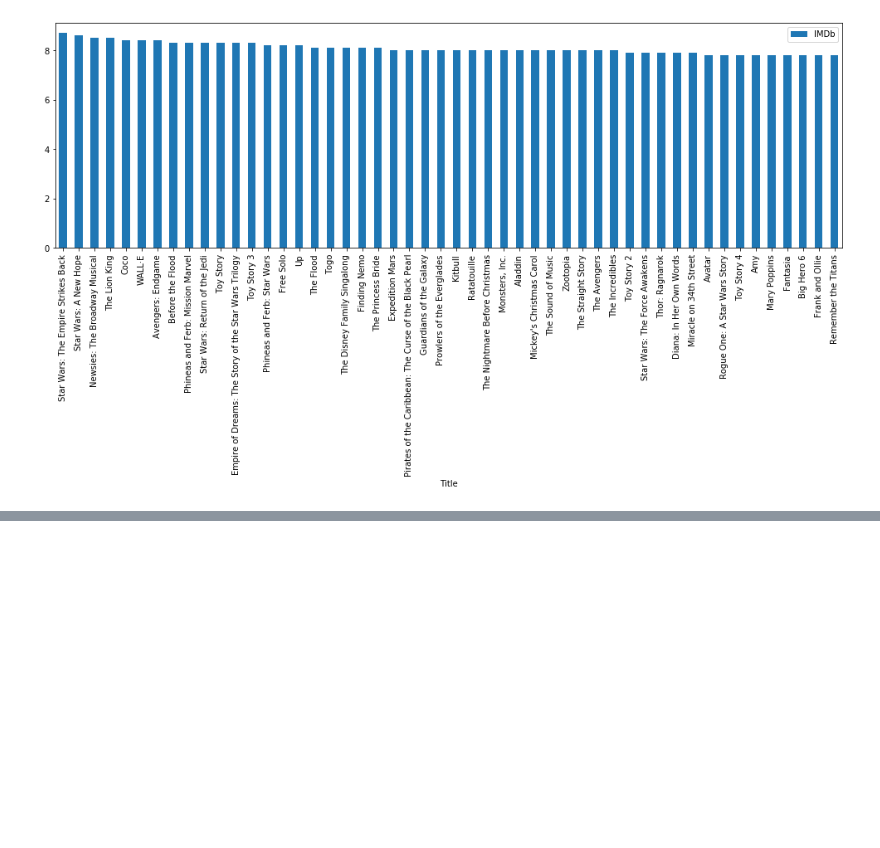
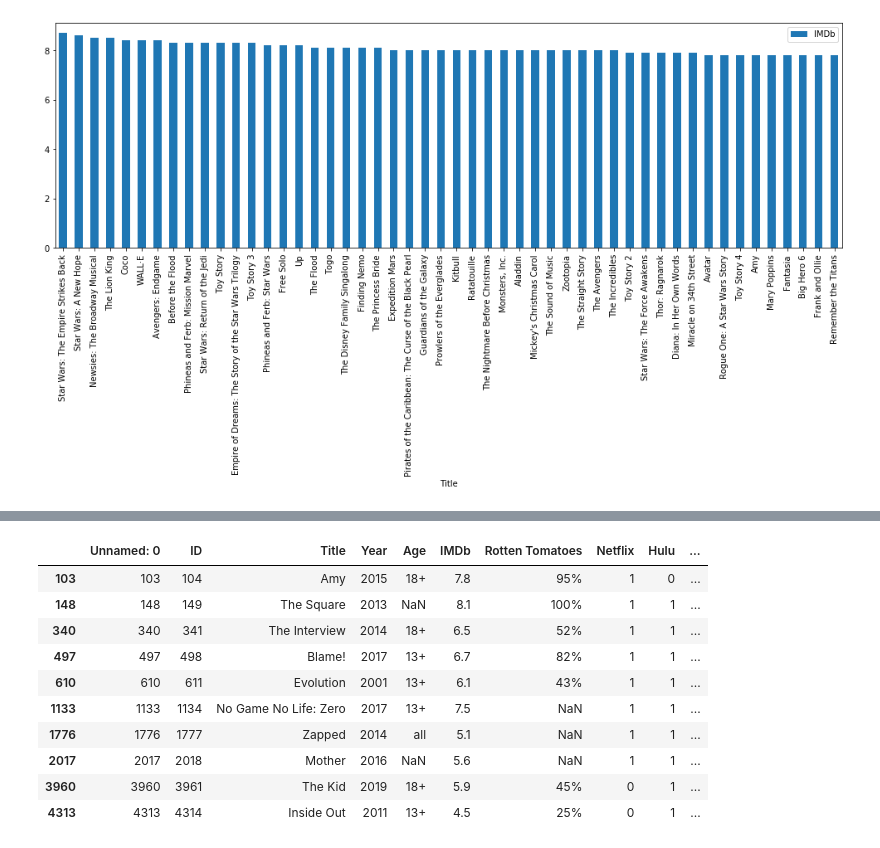
Before and after one commit to 2020-A-Python-GR1/py-Cabezas-Tapia-Patrick-David, a Jupyter notebook: proyecto/proyecto CSV/proyecto_csv.ipynb, the cells around one changed output, grey strips where cells are left out. Cells and saved outputs as stored; diff of their text form; code cells hidden in the pictures; blank space fills up the shorter version.

```diff
--- a/proyecto/proyecto CSV/proyecto_csv.ipynb
+++ b/proyecto/proyecto CSV/proyecto_csv.ipynb
@@ -192,0 +219,16 @@ valores.plot( kind='bar',figsize=(17,5))
+# %%
+cont = df['Netflix']+df['Hulu']+df['Prime Video']+df['Disney+']
+cont = df[cont>2]
+cont
+# %% [output]
+|  | Unnamed: 0 | ID | Title | Year | Age | IMDb | Rotten Tomatoes | Netflix | Hulu | ... |
+| 103 | 103 | 104 | Amy | 2015 | 18+ | 7.8 | 95% | 1 | 0 | ... |
+| 148 | 148 | 149 | The Square | 2013 | NaN | 8.1 | 100% | 1 | 1 | ... |
+| 340 | 340 | 341 | The Interview | 2014 | 18+ | 6.5 | 52% | 1 | 1 | ... |
+| 497 | 497 | 498 | Blame! | 2017 | 13+ | 6.7 | 82% | 1 | 1 | ... |
+| 610 | 610 | 611 | Evolution | 2001 | 13+ | 6.1 | 43% | 1 | 1 | ... |
+| 1133 | 1133 | 1134 | No Game No Life: Zero | 2017 | 13+ | 7.5 | NaN | 1 | 1 | ... |
+| 1776 | 1776 | 1777 | Zapped | 2014 | all | 5.1 | NaN | 1 | 1 | ... |
+| 2017 | 2017 | 2018 | Mother | 2016 | NaN | 5.6 | NaN | 1 | 1 | ... |
+| 3960 | 3960 | 3961 | The Kid | 2019 | 18+ | 5.9 | 45% | 0 | 1 | ... |
+| 4313 | 4313 | 4314 | Inside Out | 2011 | 13+ | 4.5 | 25% | 0 | 1 | ... |
```
Also changed, not shown: parts of 8 cells of this notebook, 43 other files.
